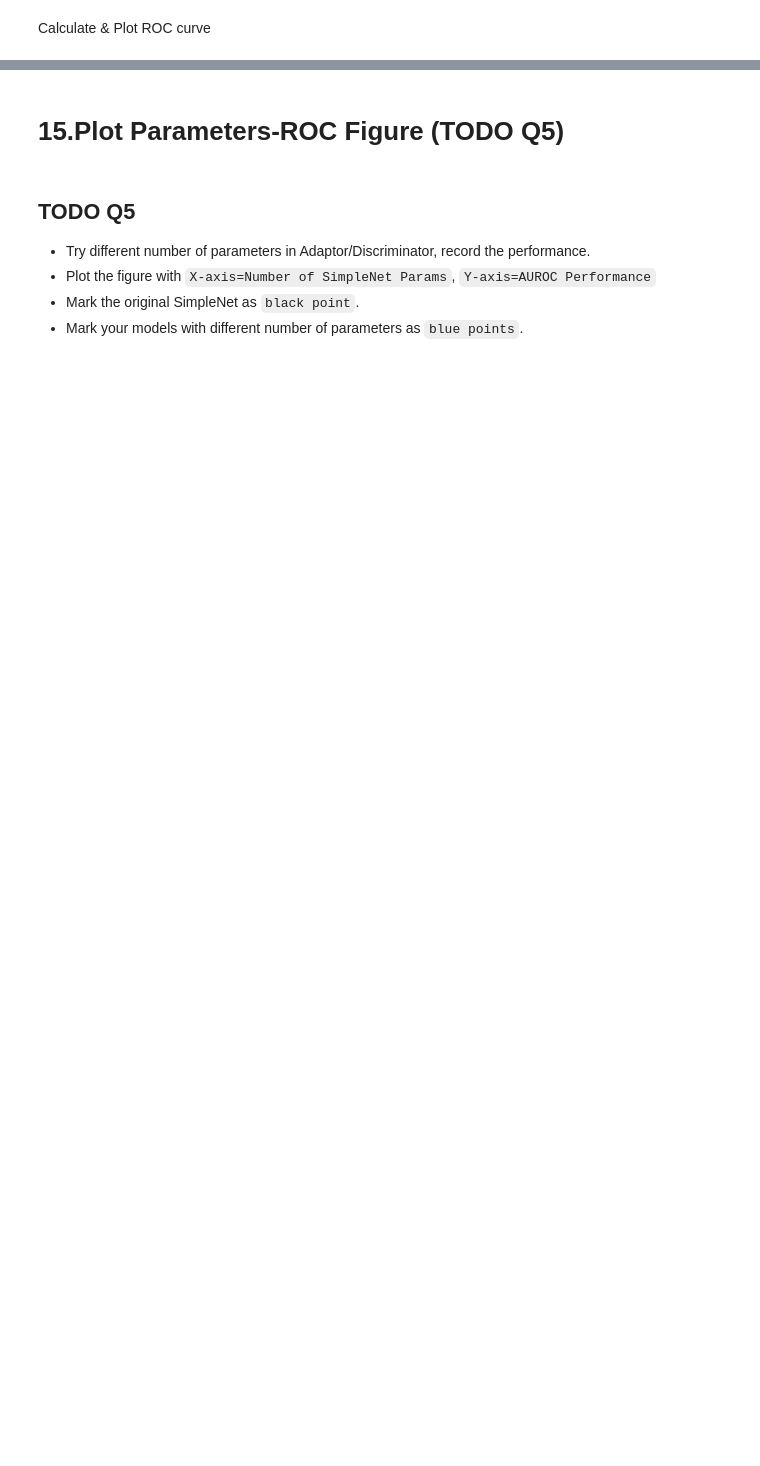
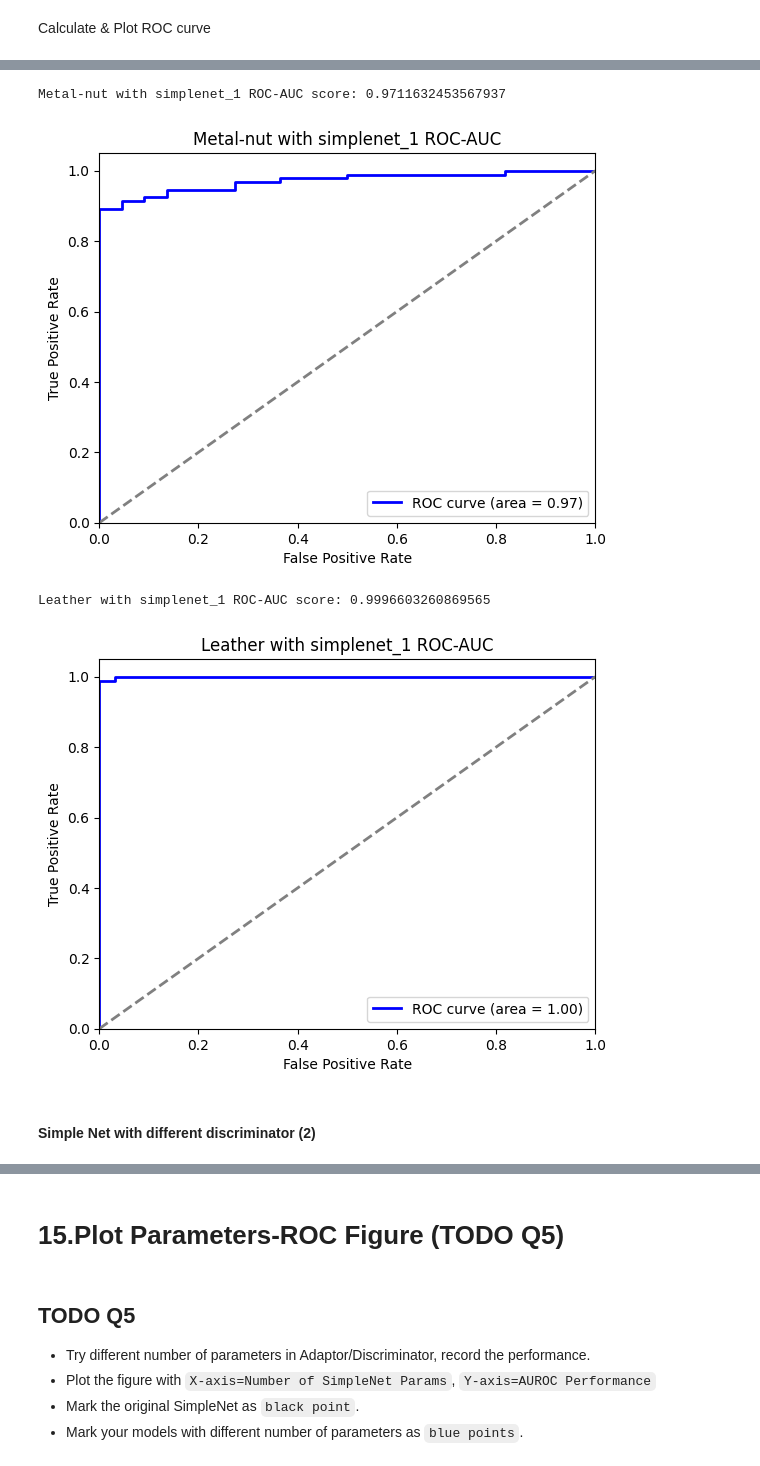
Before and after one commit to huiyuiui/AnomalyDetectionHw, a Jupyter notebook: Hw3/Homework 3.ipynb, the cells around one changed output, grey strips where cells are left out. Drawn from its saved outputs; the diff is of its cells as text; code cells hidden in the pictures; blank space fills up the shorter version.

```diff
--- a/Hw3/Homework 3.ipynb
+++ b/Hw3/Homework 3.ipynb
@@ -603,8 +608,8 @@ Leather ROC-AUC score: 1.0
 # %%
-simplenet_1 = Simplenet(in_channel=1536, model_type=1).cuda()
-opt_adaptor_1 = torch.optim.AdamW(simplenet_1.adaptor.parameters(), lr=adaptor_lr)
-opt_discriminator_1 = torch.optim.Adam(simplenet_1.discriminator.parameters(), lr=discriminator_lr, weight_decay=1e-5)
+simplenet_metal_1 = Simplenet(in_channel=1536, model_type=1).cuda()
+opt_adaptor_metal_1 = torch.optim.AdamW(simplenet_metal_1.adaptor.parameters(), lr=adaptor_lr)
+opt_discriminator_metal_1 = torch.optim.Adam(simplenet_metal_1.discriminator.parameters(), lr=discriminator_lr, weight_decay=1e-5)
 
-simplenet_2 = Simplenet(in_channel=1536, model_type=2).cuda()
-opt_adaptor_2 = torch.optim.AdamW(simplenet_2.adaptor.parameters(), lr=adaptor_lr)
-opt_discriminator_2 = torch.optim.Adam(simplenet_2.discriminator.parameters(), lr=discriminator_lr, weight_decay=1e-5)
+simplenet_leather_1 = Simplenet(in_channel=1536, model_type=1).cuda()
+opt_adaptor_leather_1 = torch.optim.AdamW(simplenet_leather_1.adaptor.parameters(), lr=adaptor_lr)
+opt_discriminator_leather_1 = torch.optim.Adam(simplenet_leather_1.discriminator.parameters(), lr=discriminator_lr, weight_decay=1e-5)
@@ -610,0 +662,17 @@ opt_discriminator_2 = torch.optim.Adam(simplenet_2.discriminator.parameters(), l
+# %%
+result = test(encoder, simplenet_metal_1, dataset_test_metal, use_layers, batch_size=16)
+fpr, tpr, roc_auc_metal_1 = compute_roc_auc(result['total_gt_image'], result['total_scores_image'])
+print("Metal-nut with simplenet_1 ROC-AUC score:", roc_auc_metal_1)
+plot_roc_auc(fpr, tpr, roc_auc_metal_1, "Metal-nut with simplenet_1")
+
+result = test(encoder, simplenet_leather_1, dataset_test_leather, use_layers, batch_size=16)
+fpr, tpr, roc_auc_leather_1 = compute_roc_auc(result['total_gt_image'], result['total_scores_image'])
+print("Leather with simplenet_1 ROC-AUC score:", roc_auc_leather_1)
+plot_roc_auc(fpr, tpr, roc_auc_leather_1, "Leather with simplenet_1")
+# %% [output]
+Metal-nut with simplenet_1 ROC-AUC score: 0.9711632453567937
+[figure, added]
+Leather with simplenet_1 ROC-AUC score: 0.9996603260869565
+[figure, added]
+# %% [markdown]
+#### Simple Net with different discriminator (2)
```
Also changed, not shown: parts of 28 cells of this notebook.
